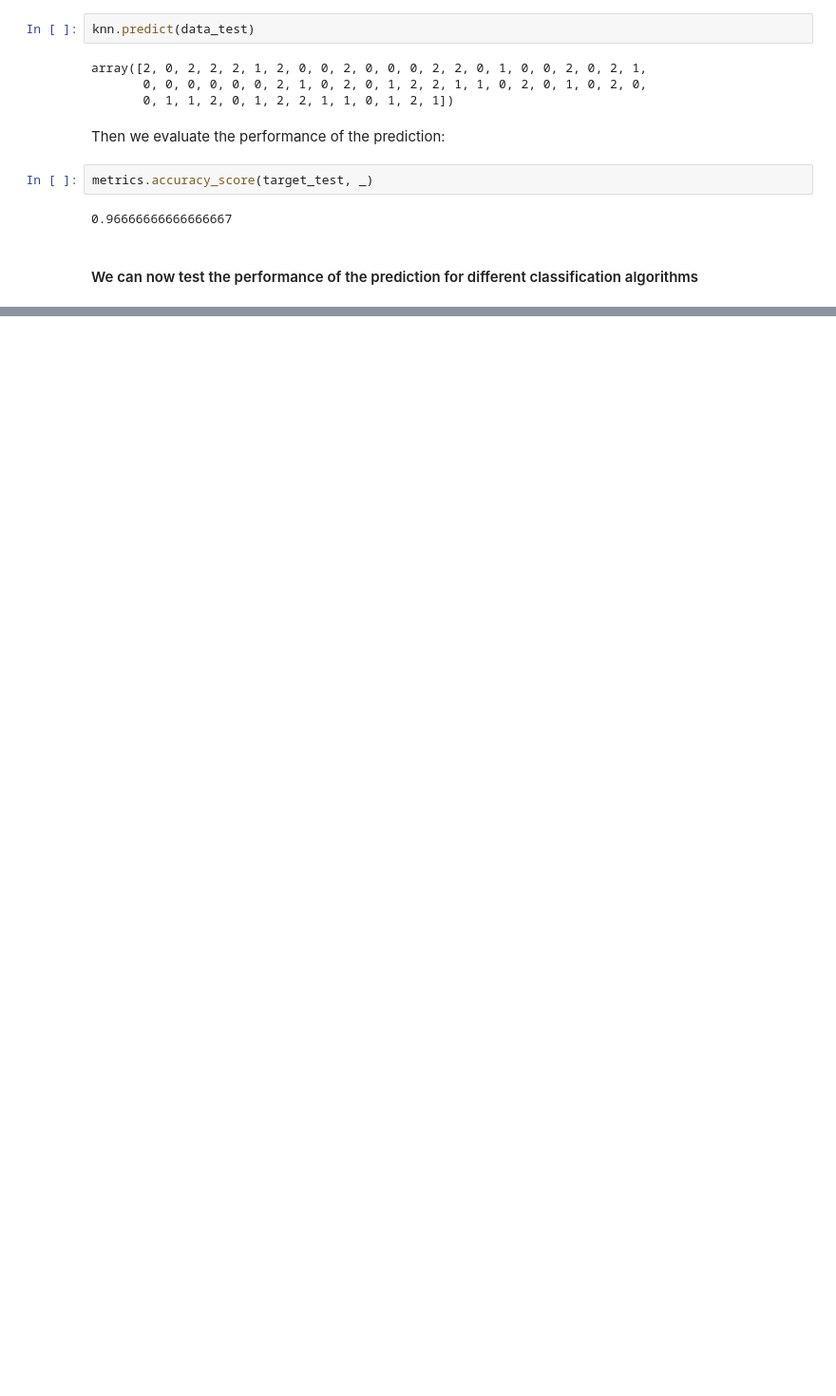
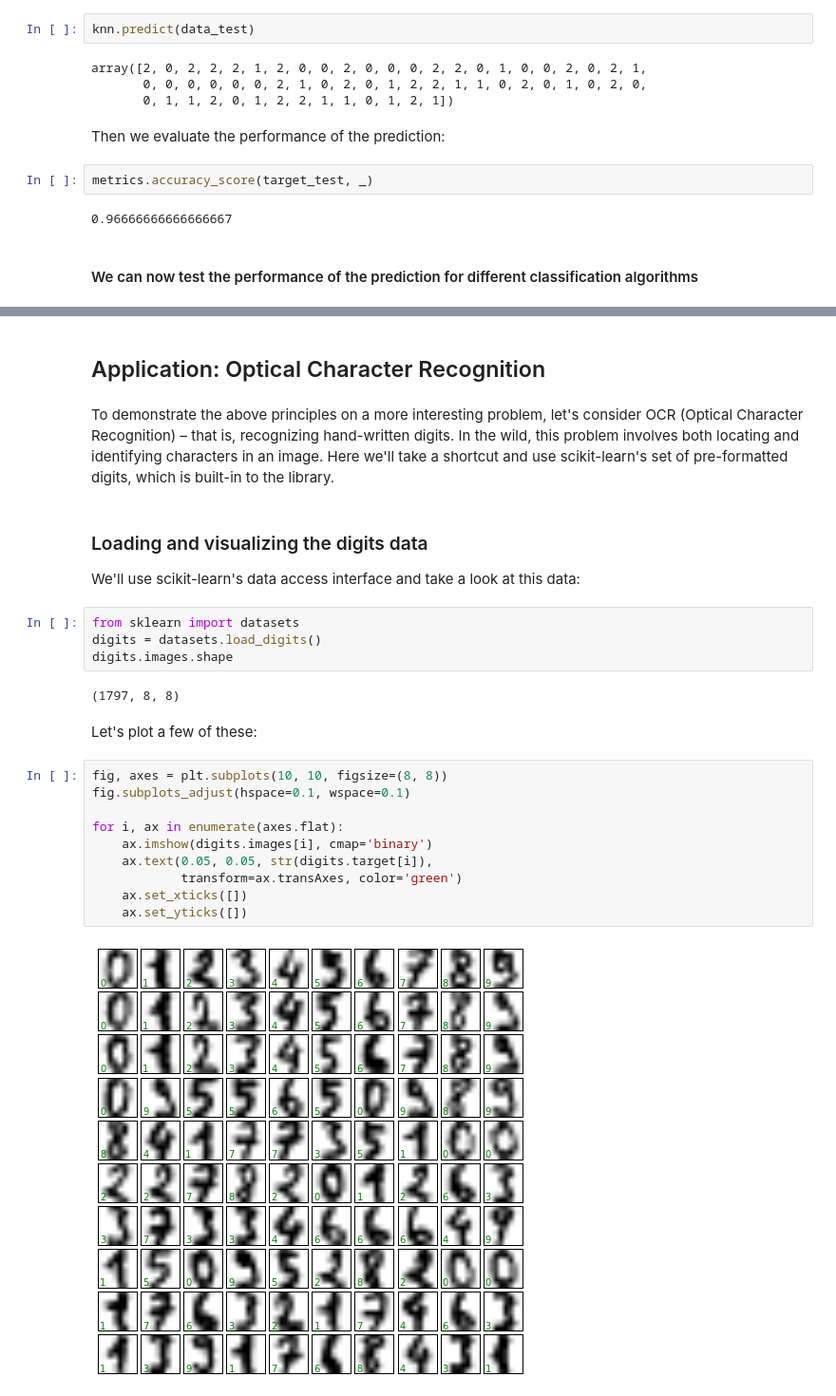
Before and after one commit to UiO-IN3110/UiO-IN3110.github.io, a Jupyter notebook: lectures/12_scikit_learn/scikit-learn-1.ipynb, the cells around one changed output, grey strips where cells are left out. Shown at 95% size. Cells and saved outputs as stored; diff of their text form; blank space fills up the shorter version.

```diff
--- a/lectures/12_scikit_learn/scikit-learn-1.ipynb
+++ b/lectures/12_scikit_learn/scikit-learn-1.ipynb
@@ -573,0 +566,29 @@ Text(0,0.5,'Testing Accuracy')
+# %% [markdown]
+## Application: Optical Character Recognition
+# %% [markdown]
+To demonstrate the above principles on a more interesting problem, let's consider OCR (Optical Character Recognition) – that is, recognizing hand-written digits.
+In the wild, this problem involves both locating and identifying characters in an image. Here we'll take a shortcut and use scikit-learn's set of pre-formatted digits, which is built-in to the library.
+# %% [markdown]
+### Loading and visualizing the digits data
+
+We'll use scikit-learn's data access interface and take a look at this data:
+# %%
+from sklearn import datasets
+digits = datasets.load_digits()
+digits.images.shape
+# %% [output]
+(1797, 8, 8)
+# %% [markdown]
+Let's plot a few of these:
+# %%
+fig, axes = plt.subplots(10, 10, figsize=(8, 8))
+fig.subplots_adjust(hspace=0.1, wspace=0.1)
+
+for i, ax in enumerate(axes.flat):
+    ax.imshow(digits.images[i], cmap='binary')
+    ax.text(0.05, 0.05, str(digits.target[i]),
+            transform=ax.transAxes, color='green')
+    ax.set_xticks([])
+    ax.set_yticks([])
+# %% [output]
+[figure, added]
```
Also changed, not shown: parts of 35 cells of this notebook, 4 other files.
